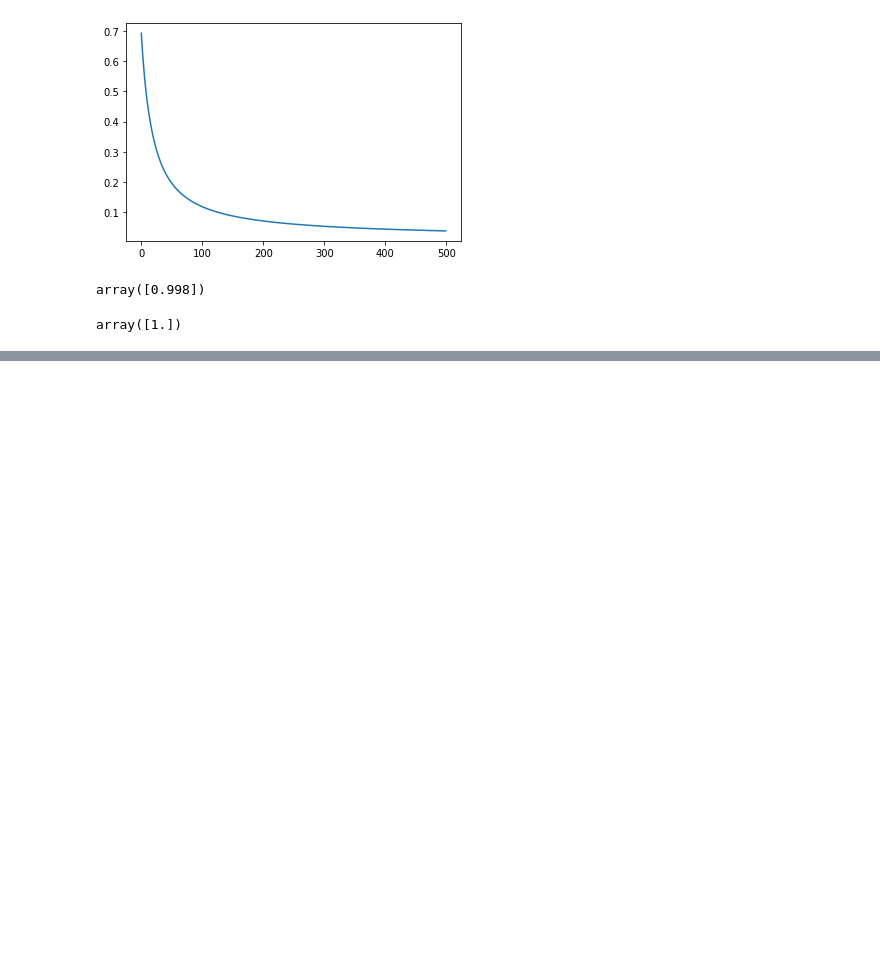
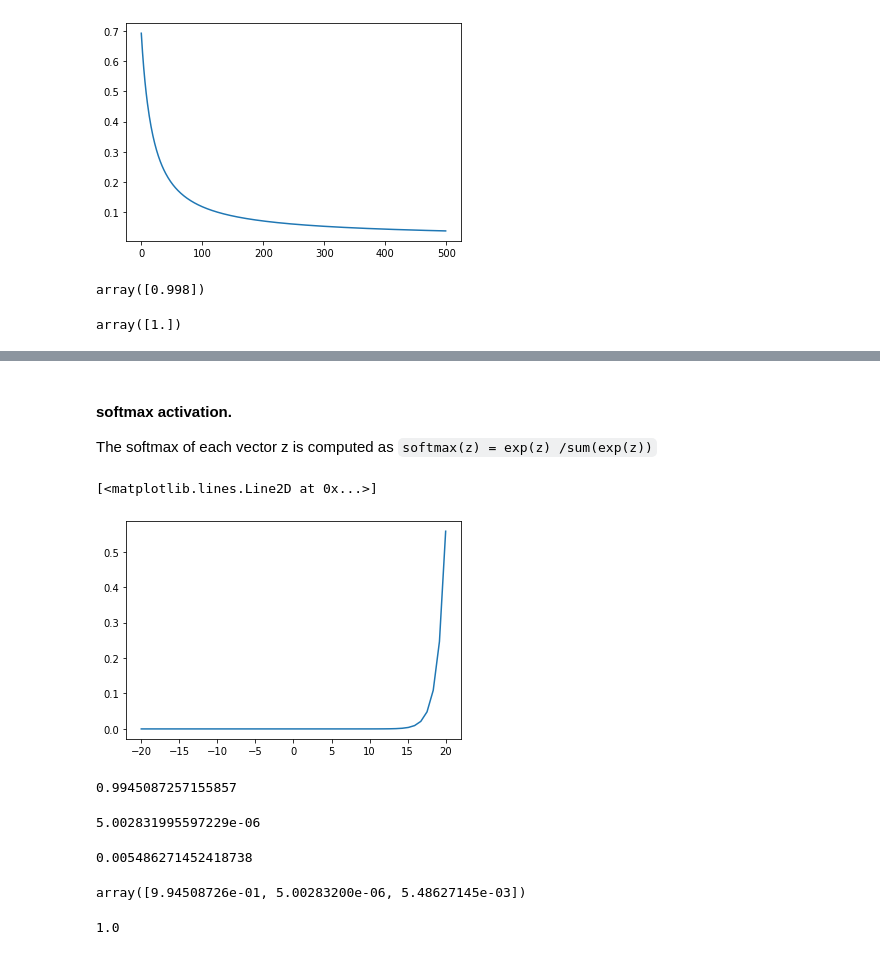
Before and after one commit to thanktua-spp/machine-learning-fundamentals, a Jupyter notebook: MNIST_from_scratch.ipynb, the cells around one changed output, grey strips where cells are left out. Drawn from its saved outputs; the diff is of its cells as text; code cells hidden in the pictures; blank space fills up the shorter version.

```diff
--- a/MNIST_from_scratch.ipynb
+++ b/MNIST_from_scratch.ipynb
@@ -360,0 +392,35 @@ plt.plot(history.history['loss'])
+# %% [markdown]
+#### softmax activation.
+The softmax of each vector z is computed as `softmax(z) = exp(z) /sum(exp(z))`
+# %%
+z = np.array([[10.2, -2, 5]])
+expz = np.exp(z)
+expz
+def softmax(z):
+  return np.exp(z)/sum(np.exp(z))
+
+y_softmax = softmax(xrange)
+plt.plot(xrange, y_softmax)
+# %% [output]
+[<matplotlib.lines.Line2D at 0x...>]
+[figure, added]
+# %%
+expz[0]/sum(expz)
+# %% [output]
+0.9945087257155857
+# %%
+expz[1]/sum(expz)
+# %% [output]
+5.002831995597229e-06
+# %%
+expz[2]/sum(expz)
+# %% [output]
+0.005486271452418738
+# %%
+expz / sum(expz)
+# %% [output]
+array([9.94508726e-01, 5.00283200e-06, 5.48627145e-03])
+# %%
+sum(expz / sum(expz))
+# %% [output]
+1.0
```
Also changed, not shown: parts of 37 cells of this notebook.
